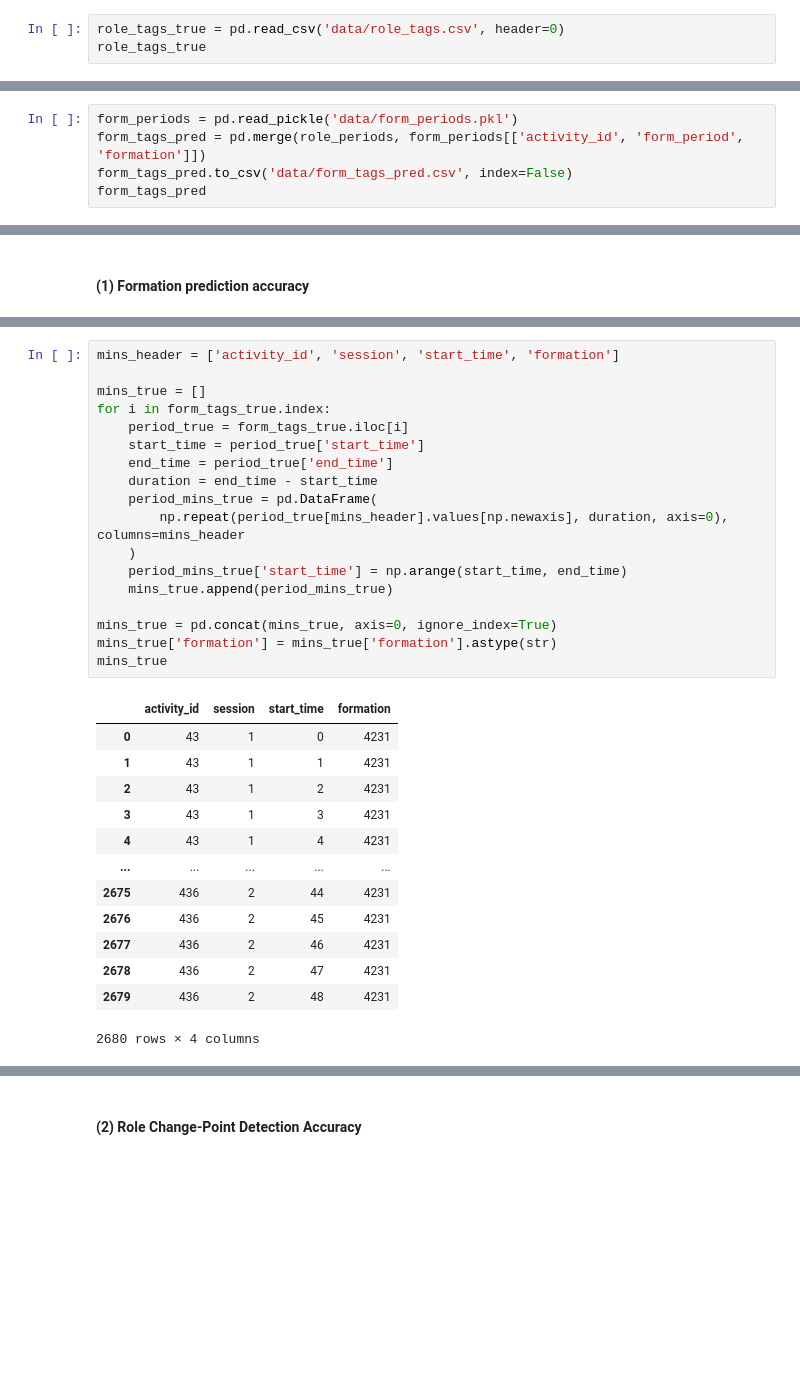
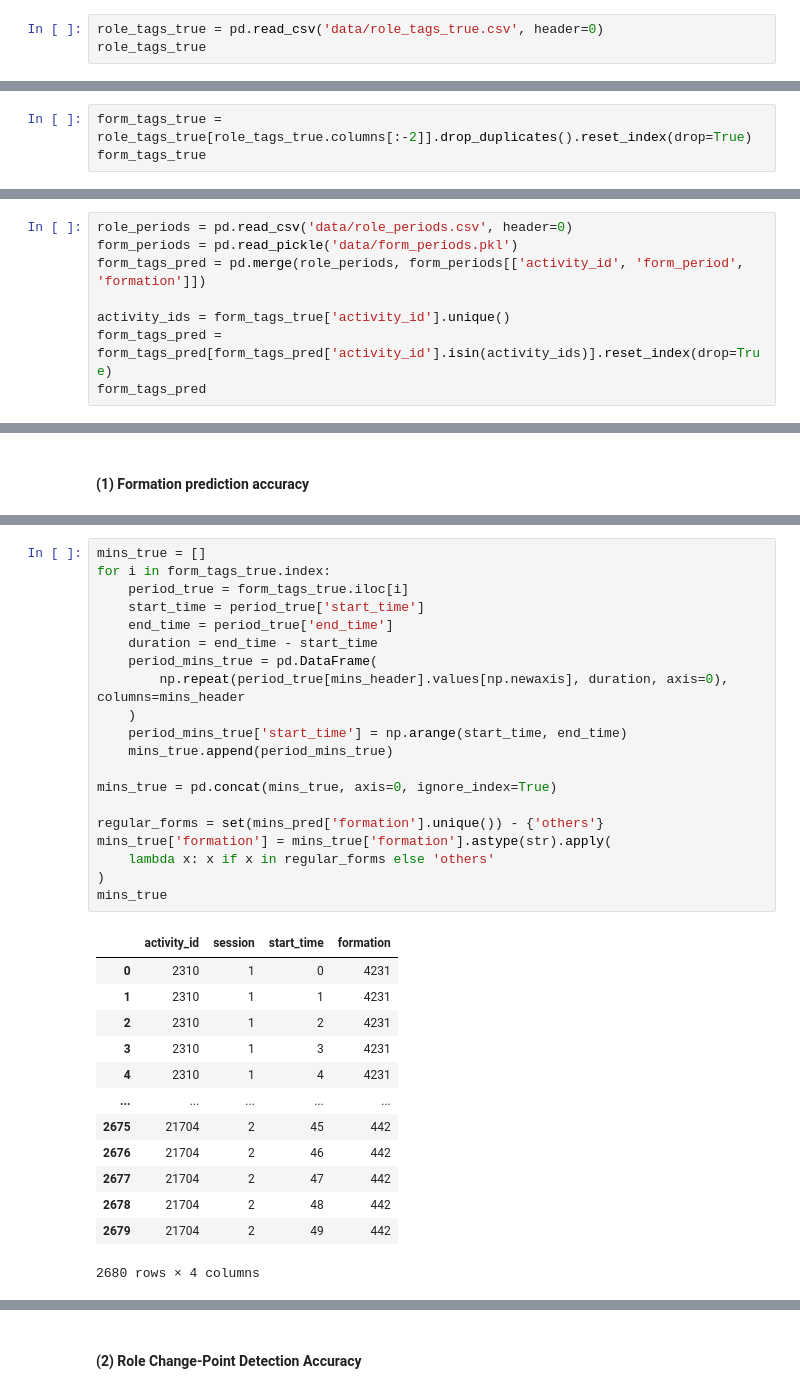
Before and after one commit to pientist/soccercpd, a Jupyter notebook: src/3_model_evaluation.ipynb, the cells around one changed output, grey strips where cells are left out. Saved outputs shown, nothing was run; the diff lists cells and outputs as text; blank space fills up the shorter version.

```diff
--- a/src/3_model_evaluation.ipynb
+++ b/src/3_model_evaluation.ipynb
@@ -48,5 +28,5 @@ form_tags_true
 # %%
-role_tags_true = pd.read_csv('data/role_tags.csv', header=0)
+role_tags_true = pd.read_csv('data/role_tags_true.csv', header=0)
 role_tags_true
 # %% [output]
 |  | activity_id | role_period | session | start_time | end_time | formation | squad_num | aligned_role |
@@ -64,0 +45,3 @@ role_tags_true
+# %%
+form_tags_true = role_tags_true[role_tags_true.columns[:-2]].drop_duplicates().reset_index(drop=True)
+form_tags_true
@@ -136,6 +65,9 @@ role_periods
 # %%
+role_periods = pd.read_csv('data/role_periods.csv', header=0)
 form_periods = pd.read_pickle('data/form_periods.pkl')
 form_tags_pred = pd.merge(role_periods, form_periods[['activity_id', 'form_period', 'formation']])
-form_tags_pred.to_csv('data/form_tags_pred.csv', index=False)
+
+activity_ids = form_tags_true['activity_id'].unique()
+form_tags_pred = form_tags_pred[form_tags_pred['activity_id'].isin(activity_ids)].reset_index(drop=True)
 form_tags_pred
 # %% [output]
@@ -157,32 +123,34 @@ form_tags_pred
 # %%
-mins_header = ['activity_id', 'session', 'start_time', 'formation']
-
 mins_true = []
 for i in form_tags_true.index:
     period_true = form_tags_true.iloc[i]
     start_time = period_true['start_time']
     end_time = period_true['end_time']
     duration = end_time - start_time
     period_mins_true = pd.DataFrame(
         np.repeat(period_true[mins_header].values[np.newaxis], duration, axis=0), columns=mins_header
     )
     period_mins_true['start_time'] = np.arange(start_time, end_time)
     mins_true.append(period_mins_true)
 
 mins_true = pd.concat(mins_true, axis=0, ignore_index=True)
-mins_true['formation'] = mins_true['formation'].astype(str)
+
+regular_forms = set(mins_pred['formation'].unique()) - {'others'}
+mins_true['formation'] = mins_true['formation'].astype(str).apply(
+    lambda x: x if x in regular_forms else 'others'
+)
 mins_true
 # %% [output]
 |  | activity_id | session | start_time | formation |
-| 0 | 43 | 1 | 0 | 4231 |
-| 1 | 43 | 1 | 1 | 4231 |
-| 2 | 43 | 1 | 2 | 4231 |
-| 3 | 43 | 1 | 3 | 4231 |
-| 4 | 43 | 1 | 4 | 4231 |
+| 0 | 2310 | 1 | 0 | 4231 |
+| 1 | 2310 | 1 | 1 | 4231 |
+| 2 | 2310 | 1 | 2 | 4231 |
+| 3 | 2310 | 1 | 3 | 4231 |
+| 4 | 2310 | 1 | 4 | 4231 |
 | ... | ... | ... | ... | ... |
-| 2675 | 436 | 2 | 44 | 4231 |
-| 2676 | 436 | 2 | 45 | 4231 |
-| 2677 | 436 | 2 | 46 | 4231 |
-| 2678 | 436 | 2 | 47 | 4231 |
-| 2679 | 436 | 2 | 48 | 4231 |
+| 2675 | 21704 | 2 | 45 | 442 |
+| 2676 | 21704 | 2 | 46 | 442 |
+| 2677 | 21704 | 2 | 47 | 442 |
+| 2678 | 21704 | 2 | 48 | 442 |
+| 2679 | 21704 | 2 | 49 | 442 |
 2680 rows × 4 columns
```
Also changed, not shown: parts of 15 cells of this notebook, 6 other files.
